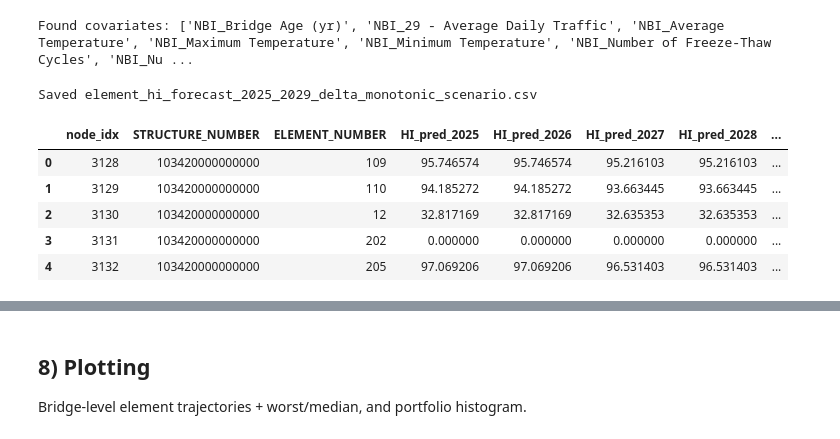
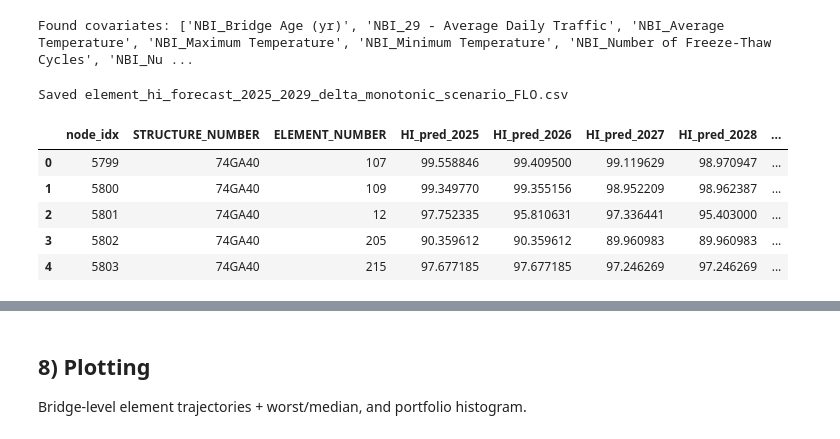
Before and after one commit to AkselCan/AutoDM, a Jupyter notebook: notebooks/forecasting_arranged.ipynb, the cells around one changed output, grey strips where cells are left out. Drawn from its saved outputs; the diff is of its cells as text; code cells hidden in the pictures.

```diff
--- a/notebooks/forecasting_arranged.ipynb
+++ b/notebooks/forecasting_arranged.ipynb
@@ -15,7 +15,7 @@ import pandas as pd
 import numpy as np
 
 # ---- paths ----
-CSV_PATH = "NEW_NBE_and_NBI_FL.csv"  # update if needed
+CSV_PATH = "../data/NEW_NBE_and_NBI_FL.csv"  # update if needed
 
 # ---- column names ----
 TARGET_COL = "HI"
@@ -756,38 +762,38 @@ scenario = {
     "precip_trend_pct_per_year": 0.01,
     "freeze_thaw_trend_pct_per_year": -0.005,
     "below0_days_trend_pct_per_year": -0.01,
     "snowfall_trend_pct_per_year": -0.01
 }
 
 preds_future = rollout_autoregressive_with_covariates_delta(
     model=model_delta_mono,
     X_list_ar=X_list_ar,
     edge_index=edge_index,
     years_ahead=5,
     covar_idx=covar_idx,
     bridge_to_nodes=bridge_to_nodes,
     scenario=scenario
 )
 
 elem_rows = []
 for node_key, idx in node2idx.items():
     if node_key.startswith("elem:"):
         _, bid, en = node_key.split(":")
         elem_rows.append((idx, bid, int(en)))
 
 out = pd.DataFrame(elem_rows, columns=["node_idx", "STRUCTURE_NUMBER", "ELEMENT_NUMBER"])
 
 for i, year in enumerate([2025, 2026, 2027, 2028, 2029]):
     out[f"HI_pred_{year}"] = preds_future[i][out["node_idx"].to_numpy()]
 
-out.to_csv("element_hi_forecast_2025_2029_delta_monotonic_scenario.csv", index=False)
-print("Saved element_hi_forecast_2025_2029_delta_monotonic_scenario.csv")
+out.to_csv("../results/element_hi_forecast_2025_2029_delta_monotonic_scenario_FLO.csv", index=False)
+print("Saved element_hi_forecast_2025_2029_delta_monotonic_scenario_FLO.csv")
 out.head()
 # %% [output]
-Saved element_hi_forecast_2025_2029_delta_monotonic_scenario.csv
+Saved element_hi_forecast_2025_2029_delta_monotonic_scenario_FLO.csv
 |  | node_idx | STRUCTURE_NUMBER | ELEMENT_NUMBER | HI_pred_2025 | HI_pred_2026 | HI_pred_2027 | HI_pred_2028 | ... |
-| 0 | 3128 | 103420000000000 | 109 | 95.746574 | 95.746574 | 95.216103 | 95.216103 | ... |
-| 1 | 3129 | 103420000000000 | 110 | 94.185272 | 94.185272 | 93.663445 | 93.663445 | ... |
-| 2 | 3130 | 103420000000000 | 12 | 32.817169 | 32.817169 | 32.635353 | 32.635353 | ... |
-| 3 | 3131 | 103420000000000 | 202 | 0.000000 | 0.000000 | 0.000000 | 0.000000 | ... |
-| 4 | 3132 | 103420000000000 | 205 | 97.069206 | 97.069206 | 96.531403 | 96.531403 | ... |
+| 0 | 5799 | 74GA40 | 107 | 99.558846 | 99.409500 | 99.119629 | 98.970947 | ... |
+| 1 | 5800 | 74GA40 | 109 | 99.349770 | 99.355156 | 98.952209 | 98.962387 | ... |
+| 2 | 5801 | 74GA40 | 12 | 97.752335 | 95.810631 | 97.336441 | 95.403000 | ... |
+| 3 | 5802 | 74GA40 | 205 | 90.359612 | 90.359612 | 89.960983 | 89.960983 | ... |
+| 4 | 5803 | 74GA40 | 215 | 97.677185 | 97.677185 | 97.246269 | 97.246269 | ... |
```
Also changed, not shown: parts of 16 cells of this notebook, 27 other files.
